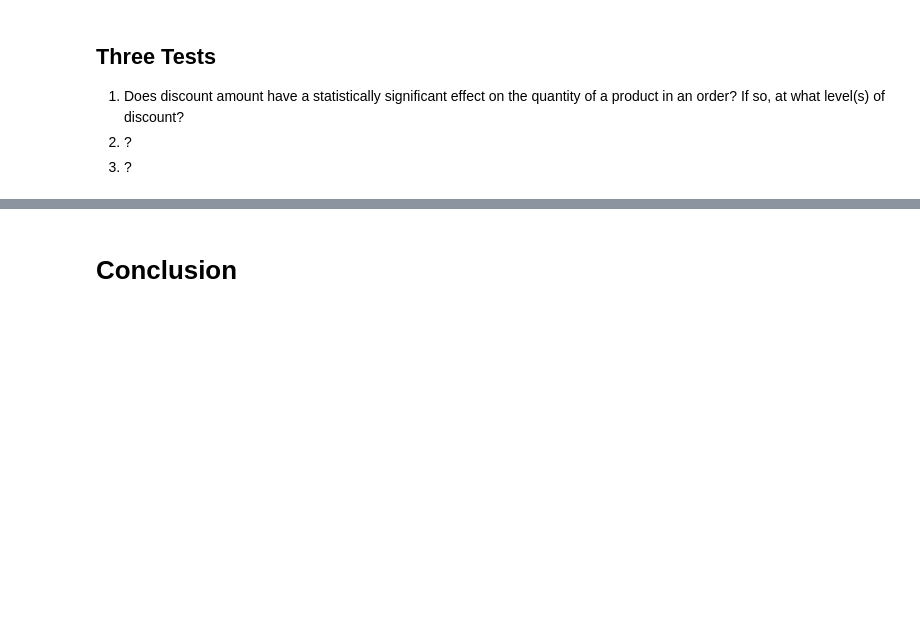
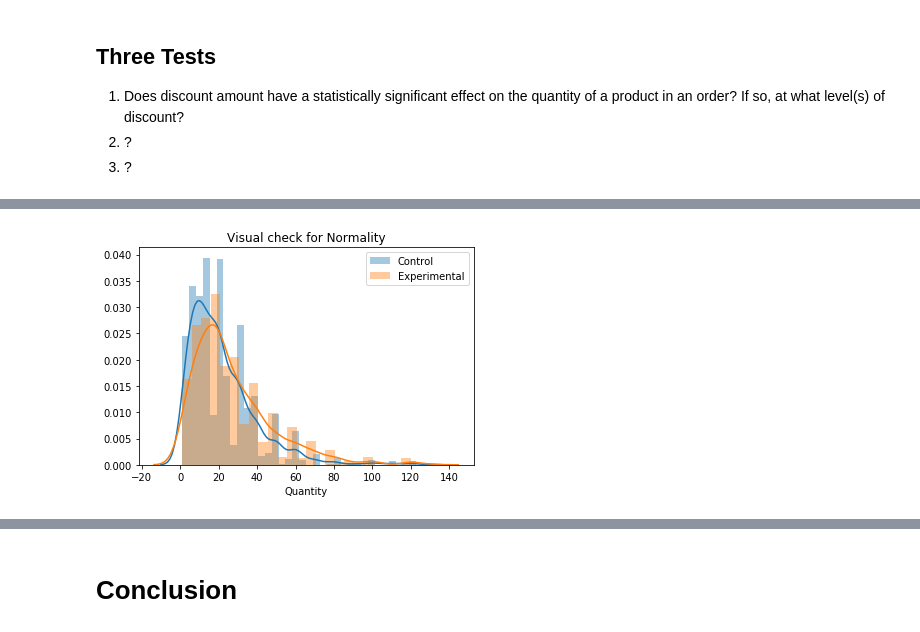
Before and after one commit to andymdc31/flatiron_project2, a Jupyter notebook: dsc-mod-3-project-online-ds-ft-081219/Project_Code.ipynb, the cells around one changed output, grey strips where cells are left out. Cells and saved outputs as stored; diff of their text form; code cells hidden in the pictures; blank space fills up the shorter version.

```diff
--- a/dsc-mod-3-project-online-ds-ft-081219/Project_Code.ipynb
+++ b/dsc-mod-3-project-online-ds-ft-081219/Project_Code.ipynb
@@ -23,0 +106,5 @@
+# %%
+#statistical analysis 1
+#make control group, discount = 0
+control = df1[df1['Discount']==0]
+control.describe()
@@ -23,0 +121,4 @@
+# %%
+#make experimental group, discount != 0
+experimental = df1[df1['Discount']!=0]
+experimental.describe()
@@ -23,0 +135,8 @@
+# %%
+#Plot Control and Experimental to check for Normality
+sns.distplot(control.Quantity, label='Control');
+sns.distplot(experimental.Quantity, label='Experimental');
+plt.title('Visual check for Normality');
+plt.legend();
+# %% [output]
+[figure, added]
```
Also changed, not shown: parts of 30 cells of this notebook.
